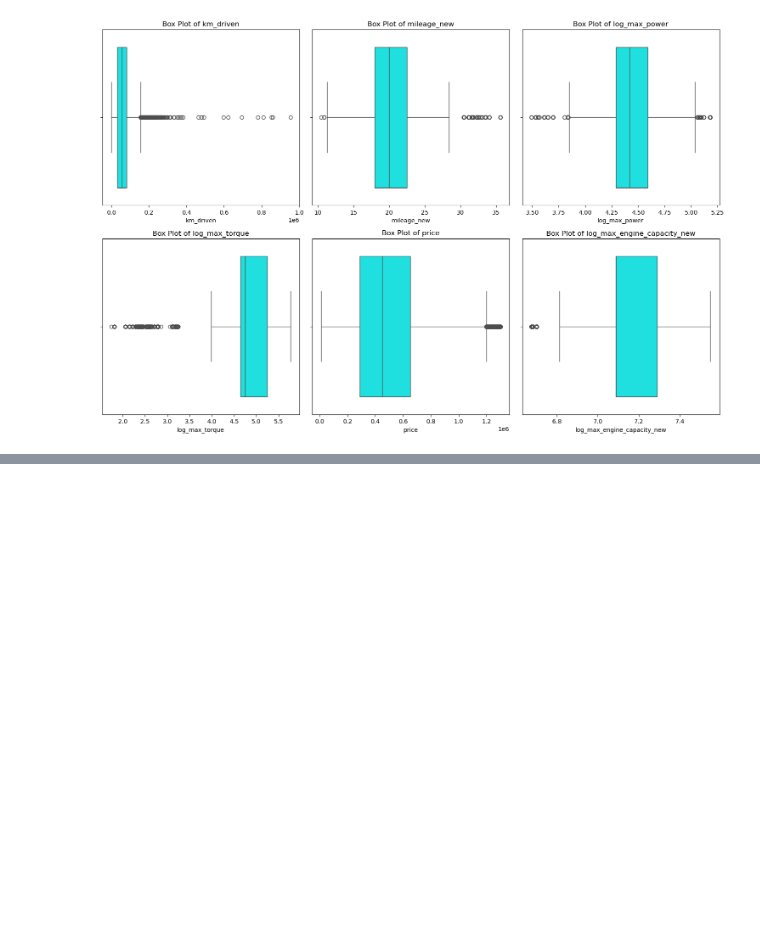
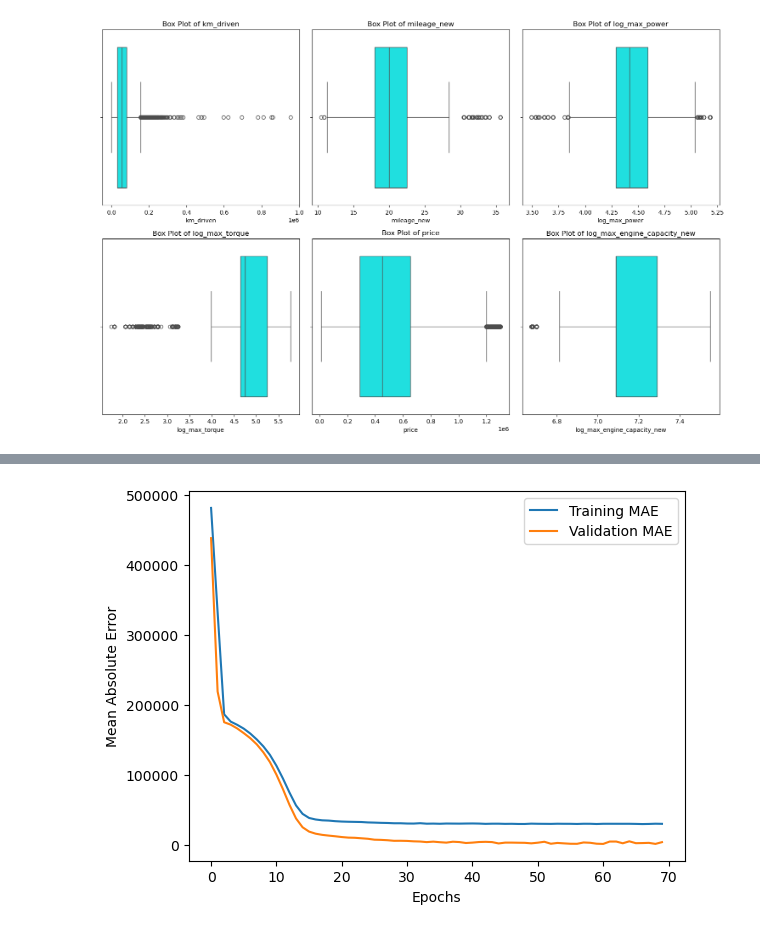
Before and after one commit to kaz4n/DataAi, a Jupyter notebook: deepSeekSolution2.ipynb, the cells around one changed output, grey strips where cells are left out. Drawn from its saved outputs; the diff is of its cells as text; code cells hidden in the pictures; blank space fills up the shorter version.

```diff
--- a/deepSeekSolution2.ipynb
+++ b/deepSeekSolution2.ipynb
@@ -246,6 +269,6 @@ model2 = Sequential([
     Dropout(0.2),
     Dense(1)
 ])
-model1.summary()
-model1.compile(optimizer="adam", loss="mse", metrics=["mae"])
+model2.summary()
+model2.compile(optimizer="adam", loss="mse", metrics=["mae"])
 # %% [output]
@@ -273,9 +312,11 @@ ValueError: You must call `compile()` before using the model.
 # %%
 import matplotlib.pyplot as plt
 # Plot training history
-plt.plot(history.history['mse'], label='Training MAE')
-plt.plot(history.history['val_mse'], label='Validation MAE')
+plt.plot(history.history['mae'], label='Training MAE')
+plt.plot(history.history['val_mae'], label='Validation MAE')
 plt.xlabel('Epochs')
 plt.ylabel('Mean Absolute Error')
 plt.legend()
 plt.show()
+# %% [output]
+[figure, added]
```
Also changed, not shown: parts of 20 cells of this notebook.
